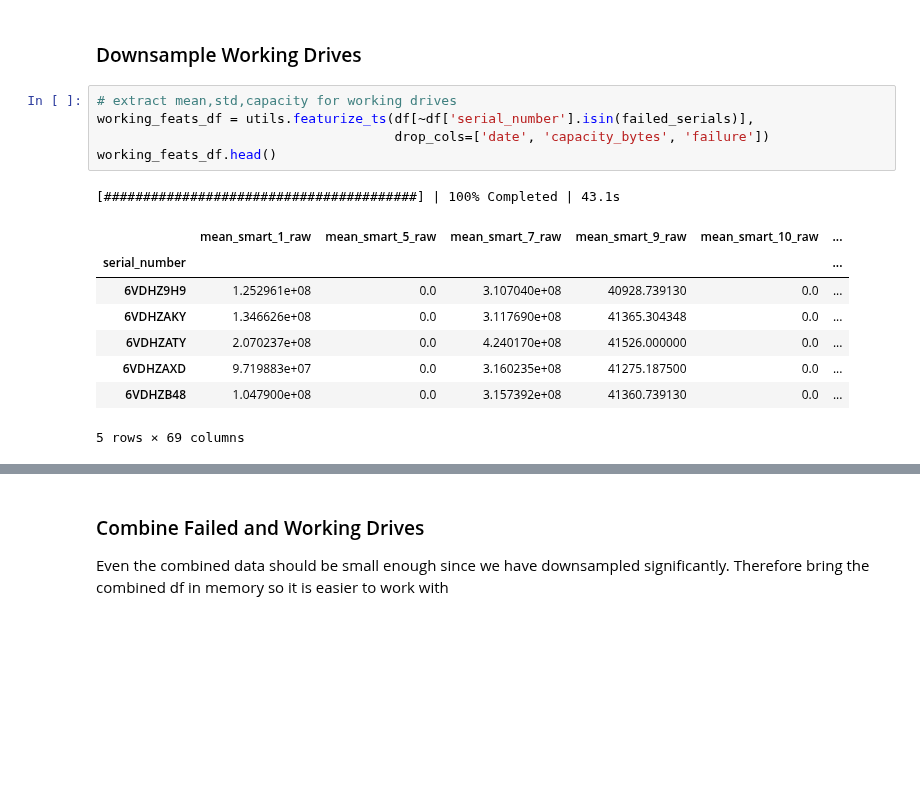
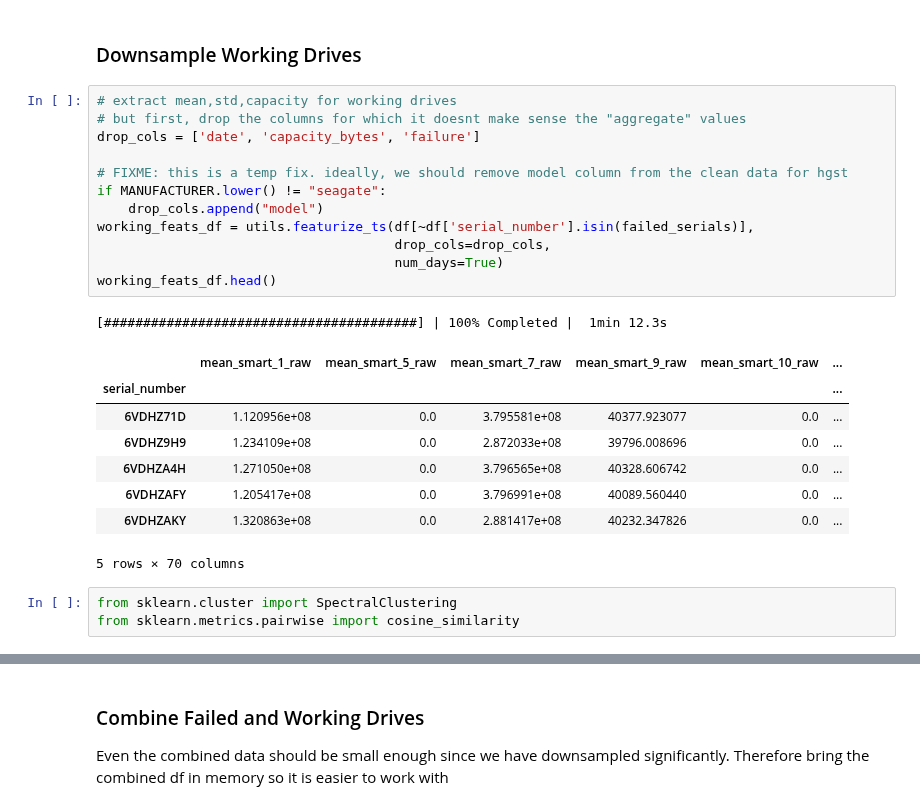
Before and after one commit to aicoe-aiops/ceph_drive_failure, a Jupyter notebook: multiclass_clf.ipynb, the cells around one changed output, grey strips where cells are left out. Saved outputs shown, nothing was run; the diff lists cells and outputs as text; blank space fills up the shorter version.

```diff
--- a/multiclass_clf.ipynb
+++ b/multiclass_clf.ipynb
@@ -124,20 +182,30 @@ plt.hist(days, bins=7)    # 92 days / 2 weeks = 7 bins
 [figure]
 # %% [markdown]
 ### Downsample Working Drives
-# %%
-# extract mean,std,capacity for working drives
-working_feats_df = utils.featurize_ts(df[~df['serial_number'].isin(failed_serials)],
-                                      drop_cols=['date', 'capacity_bytes', 'failure'])
-working_feats_df.head()
-# %% [output]
-[########################################] | 100% Completed | 43.1s
-|  | mean_smart_1_raw | mean_smart_5_raw | mean_smart_7_raw | mean_smart_9_raw | mean_smart_10_raw | ... |
-| serial_number |  |  |  |  |  | ... |
-| 6VDHZ9H9 | 1.252961e+08 | 0.0 | 3.107040e+08 | 40928.739130 | 0.0 | ... |
-| 6VDHZAKY | 1.346626e+08 | 0.0 | 3.117690e+08 | 41365.304348 | 0.0 | ... |
-| 6VDHZATY | 2.070237e+08 | 0.0 | 4.240170e+08 | 41526.000000 | 0.0 | ... |
-| 6VDHZAXD | 9.719883e+07 | 0.0 | 3.160235e+08 | 41275.187500 | 0.0 | ... |
-| 6VDHZB48 | 1.047900e+08 | 0.0 | 3.157392e+08 | 41360.739130 | 0.0 | ... |
-5 rows × 69 columns
+# %%
+# extract mean,std,capacity for working drives
+# but first, drop the columns for which it doesnt make sense the "aggregate" values
+drop_cols = ['date', 'capacity_bytes', 'failure']
+
+# FIXME: this is a temp fix. ideally, we should remove model column from the clean data for hgst
+if MANUFACTURER.lower() != "seagate":
+    drop_cols.append("model")
+working_feats_df = utils.featurize_ts(df[~df['serial_number'].isin(failed_serials)],
+                                      drop_cols=drop_cols,
+                                      num_days=True)
+working_feats_df.head()
+# %% [output]
+[########################################] | 100% Completed |  1min 12.3s
+|  | mean_smart_1_raw | mean_smart_5_raw | mean_smart_7_raw | mean_smart_9_raw | mean_smart_10_raw | ... |
+| serial_number |  |  |  |  |  | ... |
+| 6VDHZ71D | 1.120956e+08 | 0.0 | 3.795581e+08 | 40377.923077 | 0.0 | ... |
+| 6VDHZ9H9 | 1.234109e+08 | 0.0 | 2.872033e+08 | 39796.008696 | 0.0 | ... |
+| 6VDHZA4H | 1.271050e+08 | 0.0 | 3.796565e+08 | 40328.606742 | 0.0 | ... |
+| 6VDHZAFY | 1.205417e+08 | 0.0 | 3.796991e+08 | 40089.560440 | 0.0 | ... |
+| 6VDHZAKY | 1.320863e+08 | 0.0 | 2.881417e+08 | 40232.347826 | 0.0 | ... |
+5 rows × 70 columns
+# %%
+from sklearn.cluster import SpectralClustering
+from sklearn.metrics.pairwise import cosine_similarity
 # %%
 # apply clustering to get the serial numbers that best represent the working drives
```
Also changed, not shown: parts of 36 cells of this notebook.
